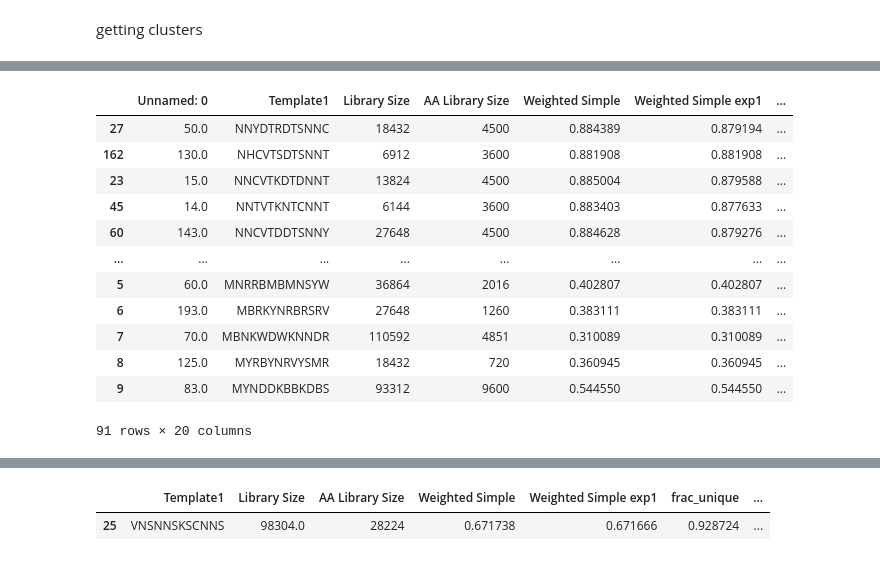
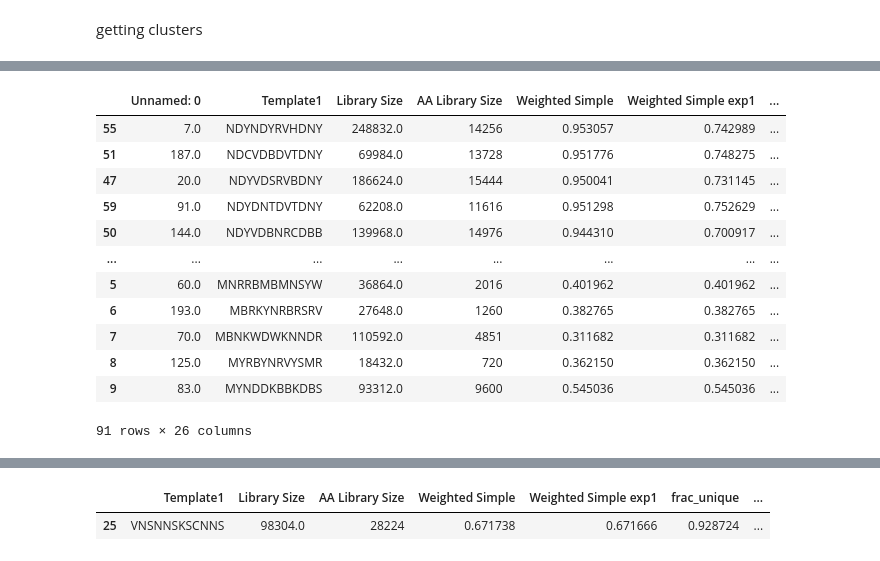
Before and after one commit to jsunn-y/DeCOIL, a Jupyter notebook: results.ipynb, the cells around one changed output, grey strips where cells are left out. Drawn from its saved outputs; the diff is of its cells as text; code cells hidden in the pictures.

```diff
--- a/results.ipynb
+++ b/results.ipynb
@@ -36,8 +37,9 @@ for i in range(12):
 # %% [markdown]
 ### For processing each individual trial
 # %%
-name = 'simple_stochastic'
-results = np.load('dclo/saved/' + name + '/results.npy', allow_pickle=True)
+name = 'simple_exp1_GB1'
+
+results = np.load('optimization/saved/' + name + '/results.npy', allow_pickle=True)
 means = results.item()['means']
 vars = results.item()['vars']
 Xts = results.item()['Xts'].astype(int)
@@ -45,6 +47,7 @@ final_means = means[-1, :, :]
 final_vars = vars[-1, :, :]
 initial_encodings = Xts[0, :, :]
 final_encodings = Xts[-1, :, :]
+final_encodings2 = np.copy(final_encodings)
 
 # AA_library_sizes, unique_indices, final_AA_encodings, unique_encodings, unique_AA_encodings = get_AA_encodings(initial_encodings)
 AA_library_sizes, unique_indices, final_AA_encodings, unique_encodings, unique_AA_encodings = get_AA_encodings(final_encodings)
@@ -63,6 +73,7 @@ for i, encoding in enumerate(template_list):
 
 final_encodings2 = np.copy(final_encodings)
 AA_library_sizes, unique_indices, final_AA_encodings, unique_encodings, unique_AA_encodings = get_AA_encodings(final_encodings)
+unique_AA_encodings = final_AA_encodings
 unique_encodings = final_encodings2
 unique_indices = np.arange(31)
 # %% [output]
@@ -73,20 +84,23 @@ df['Template1'] = [encoding2seq(encoding) for encoding in unique_encodings]
 df['Library Size'] = [get_library_size(encoding) for encoding in unique_encodings]
 df['AA Library Size'] = np.array(AA_library_sizes)[unique_indices]
 # %%
-with open('/home/jyang4/repos/StARDUST/dclo/saved/' + name + '/' + name + '.json', 'r') as f:
+# with open('/home/jyang4/repos/DeCOIL/optimization/saved/' + name + '/' + name + '.json', 'r') as f:
+#     config = json.load(f)
+
+with open('/home/jyang4/repos/DeCOIL/optimization/configs/defaults/DEFAULT.json', 'r') as f:
     config = json.load(f)
 
 oracle = Oracle(config['data_config'], config['opt_config'], verbose = True)
 
-fitness_df = pd.read_csv('/home/jyang4/repos/StARDUST/data/GB1/fitness.csv')
+fitness_df = pd.read_csv('/home/jyang4/repos/DeCOIL/data/GB1_fitness.csv')
 fitness_df['fit'] = fitness_df['fit']/np.max(fitness_df['fit'])
 dictionary = dict(zip(fitness_df['Combo'], fitness_df['fit']))
 
-triad_df = pd.read_csv('/home/jyang4/repos/StARDUST/data/GB1/GB1_all_triad.csv')
+triad_df = pd.read_csv('/home/jyang4/repos/DeCOIL/data/GB1_all_triad.csv')
 triad_df['ranked_zs'] = triad_df['Triad Score'].rank(ascending=False)/len(triad_df)
 triad_dictionary = dict(zip(triad_df['Combo'], triad_df['ranked_zs']))
 
-# triad_df = pd.read_csv('/home/jyang4/repos/StARDUST/data/tm9d8s/tm9d8s_all_evmutation.csv')
+# triad_df = pd.read_csv('/home/jyang4/repos/DeCOIL/data/TrpB_all_evmutation.csv')
 # triad_df['ranked_zs'] = triad_df['EVMutation Rank'].rank(ascending=False)/len(triad_df)
 # triad_dictionary = dict(zip(triad_df['Combo'], triad_df['ranked_zs']))
 
@@ -95,13 +109,13 @@ final_encodings = unique_encodings
 n_solutions = len(final_encodings)
 results_maxes = np.zeros((n_solutions, 100))
 results_means = np.zeros((n_solutions, 100))
-top05 = np.zeros((n_solutions, 100))
+top25 = np.zeros((n_solutions, 100))
 weighted_simple_exp1 = np.zeros((n_solutions, 100))
 
 weighted_simple = []
 unweighted = []
 
-top25 = []
+top05 = []
 unique = []
 
 for i in range(n_solutions):
@@ -135,7 +149,7 @@ for i in range(n_solutions):
     weighted_simple.append(means[0,0])
 
     unweighted.append(means[0,1])
-    top25.append(means[0,3])
+    top05.append(means[0,3])
     unique.append(means[0,4])
 
     all_fitnesses = np.vectorize(dictionary.get)(seqs)
@@ -153,7 +167,7 @@ for i in range(n_solutions):
 
     for j, row in enumerate(all_triads):
         row = np.unique(row)
-        top05[i, j] = np.nansum(row > 0.95)
+        top25[i, j] = np.nansum(row > 0.75)
         weighted_simple_exp1[i, j] = np.nansum(row)
 # %% [markdown]
 For calculating the true distribution
@@ -367,11 +543,11 @@ df['tSNE2'] = transformed[:,1]
 getting clusters
 # %%
 #df[:10].describe()
-optimized_embeddings = df[df['descriptor'].isin(['simple_stochastic_exp010', 'simple_stochastic', 'simple_stochastic_exp25'])][['tSNE1','tSNE2']].values
+optimized_embeddings = df[df['descriptor'].isin(['simple_exp010_GB1', 'simple_exp1_GB1', 'simple_exp25_GB1'])][['tSNE1','tSNE2']].values
 
-model = KMeans(10)
+model = KMeans(8)
 clusters = model.fit_predict(optimized_embeddings)
 clusters = np.array(clusters, dtype=str)
 
 df['cluster'] = np.nan
-df.loc[df['descriptor'].isin(['simple_stochastic_exp010', 'simple_stochastic', 'simple_stochastic_exp25']),['cluster']] = clusters
+df.loc[df['descriptor'].isin(['simple_exp010_GB1', 'simple_exp1_GB1', 'simple_exp25_GB1']),['cluster']] = clusters
@@ -469,17 +685,17 @@ plt.tight_layout()
 # %%
-top_df = df.sort_values('Weighted Full exp1',ascending = False).groupby('descriptor').head(10)
+top_df = df.sort_values('Weighted Full',ascending = False).groupby('descriptor').head(10)
 top_df
 # %% [output]
 |  | Unnamed: 0 | Template1 | Library Size | AA Library Size | Weighted Simple | Weighted Simple exp1 | ... |
-| 27 | 50.0 | NNYDTRDTSNNC | 18432 | 4500 | 0.884389 | 0.879194 | ... |
-| 162 | 130.0 | NHCVTSDTSNNT | 6912 | 3600 | 0.881908 | 0.881908 | ... |
-| 23 | 15.0 | NNCVTKDTDNNT | 13824 | 4500 | 0.885004 | 0.879588 | ... |
-| 45 | 14.0 | NNTVTKNTCNNT | 6144 | 3600 | 0.883403 | 0.877633 | ... |
-| 60 | 143.0 | NNCVTDDTSNNY | 27648 | 4500 | 0.884628 | 0.879276 | ... |
+| 55 | 7.0 | NDYNDYRVHDNY | 248832.0 | 14256 | 0.953057 | 0.742989 | ... |
+| 51 | 187.0 | NDCVDBDVTDNY | 69984.0 | 13728 | 0.951776 | 0.748275 | ... |
+| 47 | 20.0 | NDYVDSRVBDNY | 186624.0 | 15444 | 0.950041 | 0.731145 | ... |
+| 59 | 91.0 | NDYDNTDVTDNY | 62208.0 | 11616 | 0.951298 | 0.752629 | ... |
+| 50 | 144.0 | NDYVDBNRCDBB | 139968.0 | 14976 | 0.944310 | 0.700917 | ... |
 | ... | ... | ... | ... | ... | ... | ... | ... |
-| 5 | 60.0 | MNRRBMBMNSYW | 36864 | 2016 | 0.402807 | 0.402807 | ... |
-| 6 | 193.0 | MBRKYNRBRSRV | 27648 | 1260 | 0.383111 | 0.383111 | ... |
-| 7 | 70.0 | MBNKWDWKNNDR | 110592 | 4851 | 0.310089 | 0.310089 | ... |
-| 8 | 125.0 | MYRBYNRVYSMR | 18432 | 720 | 0.360945 | 0.360945 | ... |
-| 9 | 83.0 | MYNDDKBBKDBS | 93312 | 9600 | 0.544550 | 0.544550 | ... |
+| 5 | 60.0 | MNRRBMBMNSYW | 36864.0 | 2016 | 0.401962 | 0.401962 | ... |
+| 6 | 193.0 | MBRKYNRBRSRV | 27648.0 | 1260 | 0.382765 | 0.382765 | ... |
+| 7 | 70.0 | MBNKWDWKNNDR | 110592.0 | 4851 | 0.311682 | 0.311682 | ... |
+| 8 | 125.0 | MYRBYNRVYSMR | 18432.0 | 720 | 0.362150 | 0.362150 | ... |
+| 9 | 83.0 | MYNDDKBBKDBS | 93312.0 | 9600 | 0.545036 | 0.545036 | ... |
-91 rows × 20 columns
+91 rows × 26 columns
```
Also changed, not shown: parts of 57 cells of this notebook, 59 other files.
